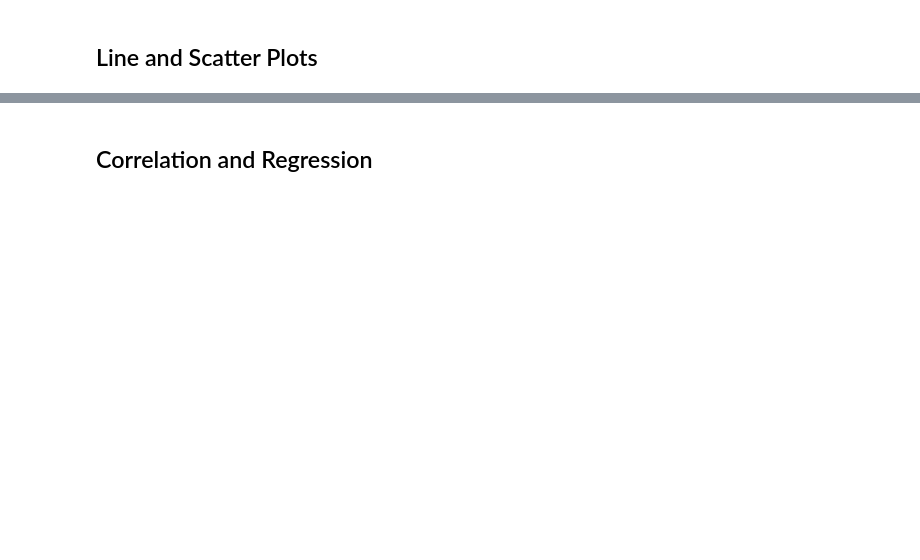
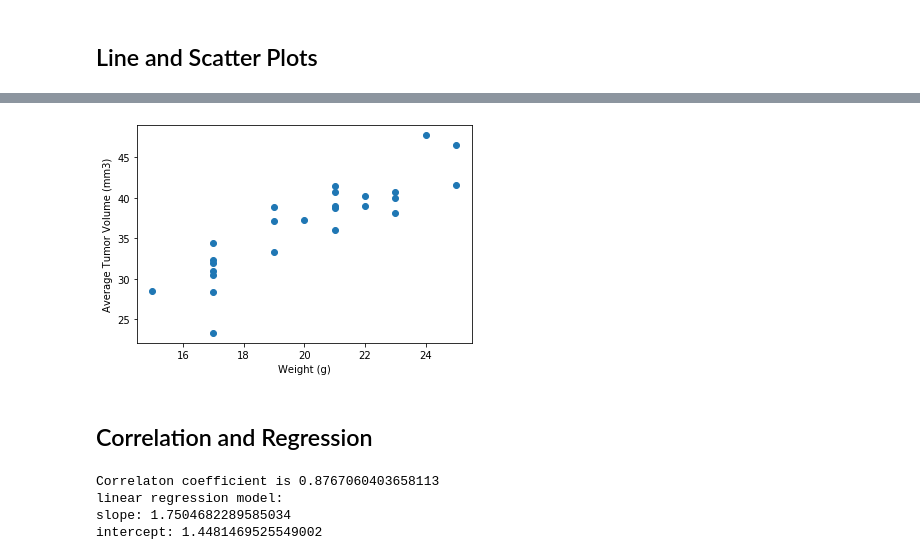
Before and after one commit to xizhang1984/matplotlib-challenge, a Jupyter notebook: pymaceuticals_starter.ipynb, the cells around one changed output, grey strips where cells are left out. Cells and saved outputs as stored; diff of their text form; code cells hidden in the pictures; blank space fills up the shorter version.

```diff
--- a/pymaceuticals_starter.ipynb
+++ b/pymaceuticals_starter.ipynb
@@ -275,2 +299,19 @@ IQR
+# %%
+# Generate a scatter plot of mouse weight versus average tumor volume for the Capomulin regimen
+CapMouseID = setCapomulin['Mouse ID'].unique()
+CapWeight = []
+CapVol = []
+for id in CapMouseID:
+    subset =  setCapomulin[setCapomulin["Mouse ID"]==id]
+    CapWeight.append(subset["Weight (g)"].mean())
+    CapVol.append(subset["Tumor Volume (mm3)"].mean())
+
+fig4, ax4 = plt.subplots()
+ax4.scatter(CapWeight, CapVol)
+ax4.set_xlabel("Weight (g)")
+ax4.set_ylabel("Average Tumor Volume (mm3)")
+plt.show()
+# %% [output]
+[figure, added]
 # %% [markdown]
 ## Correlation and Regression
@@ -279,0 +318,18 @@ IQR
+# %%
+# Calculate the correlation coefficient and linear regression model
+# for mouse weight and average tumor volume for the Capomulin regimen
+wdf   = pd.DataFrame(CapWeight);
+vdf   = pd.DataFrame(CapVol);
+cor = wdf.corrwith(vdf, axis=0)
+print(f"Correlaton coefficient is {cor.tolist()[0]}")
+
+import scipy.stats as sp
+slope, intercept, r_value, p_value, std_err =sp.linregress(np.array(CapWeight),np.array(CapVol))
+print("linear regression model:")
+print(f"slope: {slope}")
+print(f"intercept: {intercept}")
+# %% [output]
+Correlaton coefficient is 0.8767060403658113
+linear regression model:
+slope: 1.7504682289585034
+intercept: 1.4481469525549002
```
Also changed, not shown: parts of 7 cells of this notebook.
